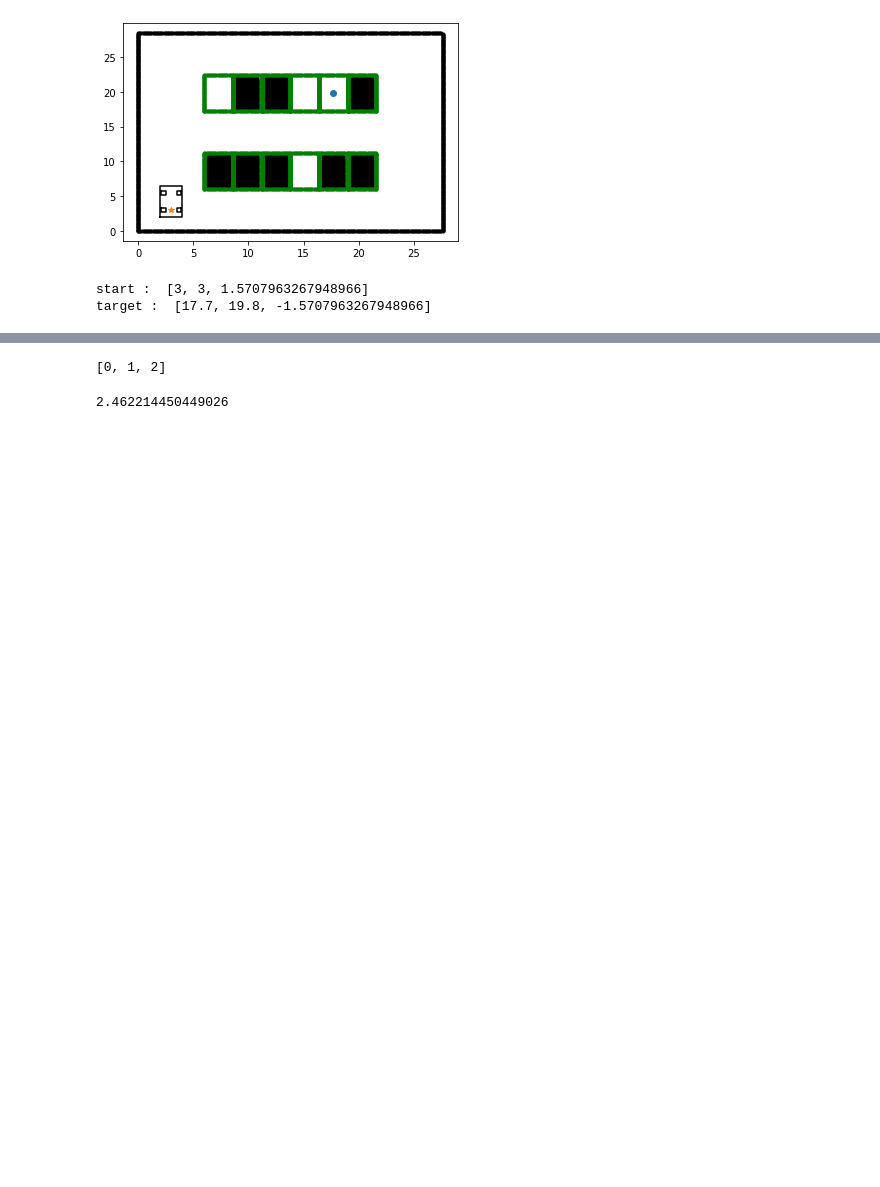
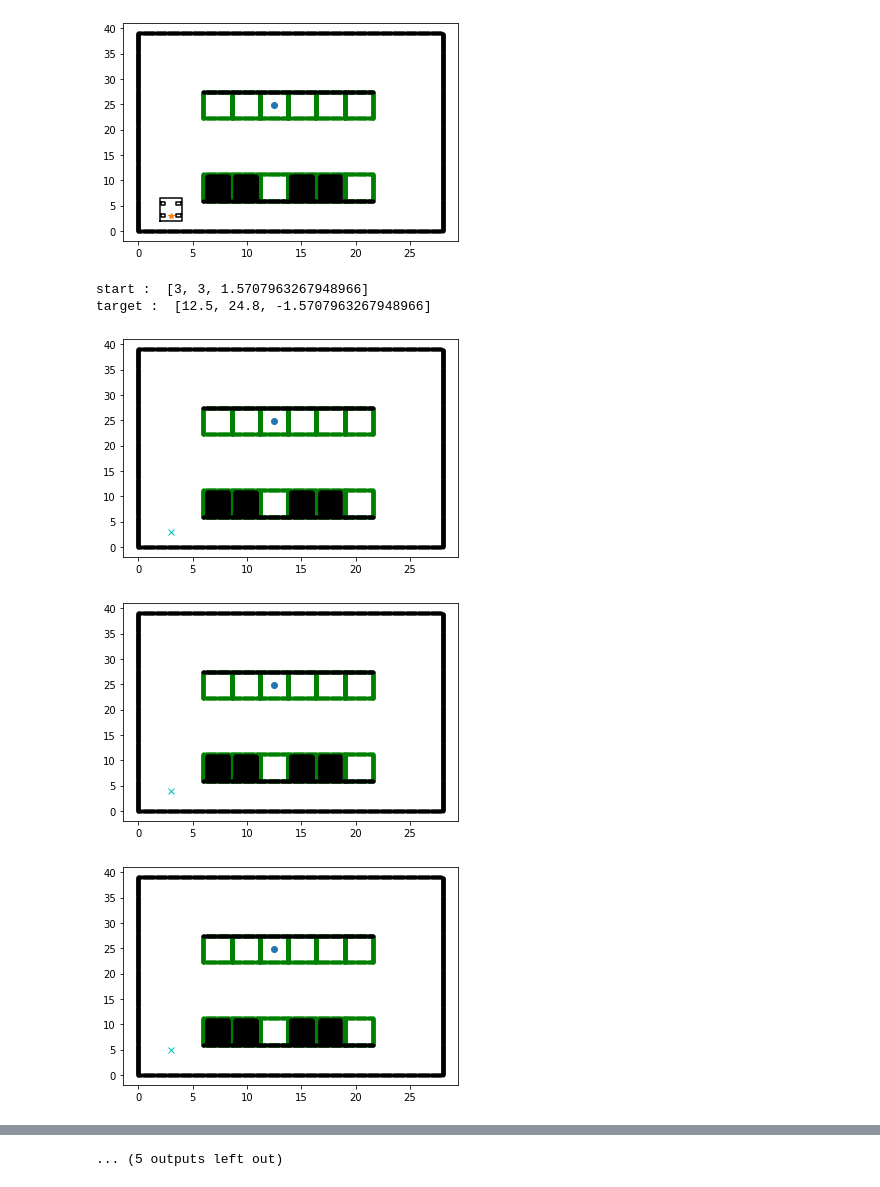
Before and after one commit to Voilier-bsc/Auto_Parking, a Jupyter notebook: Test.ipynb, the cells around one changed output, grey strips where cells are left out. Cells and saved outputs as stored; diff of their text form; code cells hidden in the pictures; blank space fills up the shorter version.

```diff
--- a/Test.ipynb
+++ b/Test.ipynb
@@ -1,32 +1,38 @@
 # %%
 from tracemalloc import start
 import numpy as np
 import math
 import Vehicle
 import Environment as Env
 import matplotlib.pyplot as plt
 import random
 import Global_path_planning as GPL
 
 CAR_INIT_X = 3
 CAR_INIT_Y = 3
 CAR_INIT_YAW = 90 #deg
 
 env = Env.Environment_1(Env.XMIN,Env.YMIN,Env.XMAX,Env.YMAX)
 env.create_world_1()
 env.plot_world()
 veh = Vehicle.Vehicle(x = CAR_INIT_X, y =CAR_INIT_Y, yaw=np.deg2rad(90), v=0.0)
 veh.plot_car(0)
 plt.show()
 
 obs_list = env.obstacle_list
 
 start_pos = [veh.x, veh.y, veh.yaw]
 target_pos = [env.target_x, env.target_y, np.deg2rad(-90.0)]
 
 print("start : ", start_pos)
 print("target : ", target_pos)
+
+
+Global_path = GPL.Global_Hybrid_A_Star_Planning(start_pos, target_pos, obs_list, env)
 # %% [output]
-[figure, old version]
+[figure, new version]
 start :  [3, 3, 1.5707963267948966]
-target :  [17.7, 19.8, -1.5707963267948966]
+target :  [12.5, 24.8, -1.5707963267948966]
+[figure, added]
+[figure, added]
+[figure, added]
@@ -32,0 +46 @@ target :  [17.7, 19.8, -1.5707963267948966]
+... (5 outputs left out)
@@ -35,32 +46,0 @@ a = GPL.Global_Hybrid_A_Star_Planning(start_pos, target_pos, obs_list)
-# %%
-from scipy.spatial import cKDTree
-a = np.vstack(([1, 2, 3],[4, 5, 6])).T
-b = np.array([[1,4],[2,5],[3,6]])
-KT = cKDTree(b)
-KT.query_ball_point([1, 2], 5)
-# %% [output]
-[0, 1, 2]
-# %%
-# Vehicle parameters
-LENGTH = 4.5  # [m]
-WIDTH = 2.0  # [m]
-BACKTOWHEEL = 1.0  # [m]
-WHEEL_LEN = 0.3  # [m]
-WHEEL_WIDTH = 0.2  # [m]
-TREAD = 0.7  # [m]
-WB = 2.5  # [m]
-
-MAX_STEER = np.deg2rad(45.0)  # maximum steering angle [rad]
-MAX_DSTEER = np.deg2rad(30.0)  # maximum steering speed [rad/s]
-MAX_SPEED = 55.0 / 3.6  # maximum speed [m/s]
-MIN_SPEED = -20.0 / 3.6  # minimum speed [m/s]
-MAX_ACCEL = 1.0  # maximum accel [m/ss]
-
-DT = 0.1
-
-LF = LENGTH - BACKTOWHEEL
-LB = BACKTOWHEEL
-VEHICLE_RAD = np.hypot((LF + LB) / 2.0, WIDTH / 2.0)
-VEHICLE_RAD
-# %% [output]
-2.462214450449026
```
Also changed, not shown: parts of 4 cells of this notebook, 14 other files.
